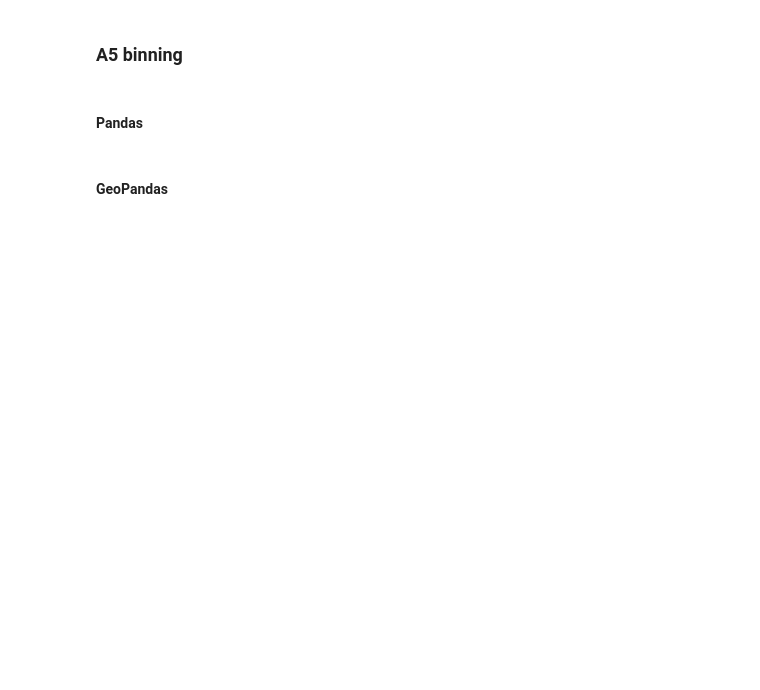
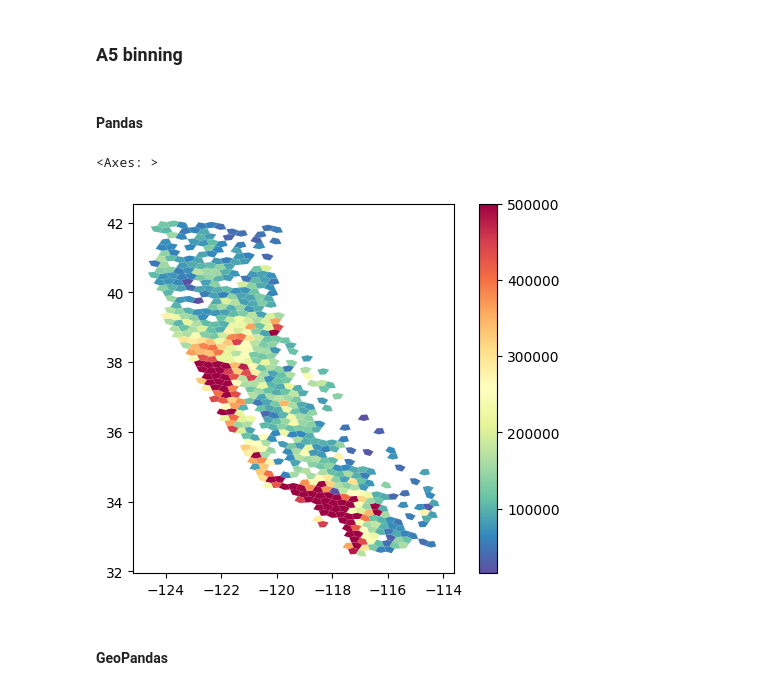
Before and after one commit to opengeoshub/vgridpandas, a Jupyter notebook: docs/notebooks/03_a5.ipynb, the cells around one changed output. Cells and saved outputs as stored; diff of their text form; code cells hidden in the pictures; blank space fills up the shorter version.

```diff
--- a/docs/notebooks/03_a5.ipynb
+++ b/docs/notebooks/03_a5.ipynb
@@ -79,23 +116,26 @@ gdf_polyfill.plot(edgecolor='white')
 # %%
 import pandas as pd
 
-resolution = 4
+resolution = 8
 df = pd.read_csv('https://raw.githubusercontent.com/opengeoshub/vopendata/main/csv/housing.csv')
 stats = 'max'
 numeric_col = 'median_house_value'
 df_bin = df.a5.a5bin(resolution=resolution,
                     lat_col='lat',
                     lon_col='lon',
                     stats=stats,
                     numeric_col=numeric_col,
                     # category_col='ocean_proximity',
                     )
 df_bin.plot(
     column=f'{numeric_col}_{stats}',
     cmap='Spectral_r',
     legend=True,
     linewidth=0.2,
 )
+# %% [output]
+<Axes: >
+[figure, added]
 # %% [markdown]
 #### GeoPandas
 # %%
```
Also changed, not shown: parts of 6 cells of this notebook, 13 other files.
